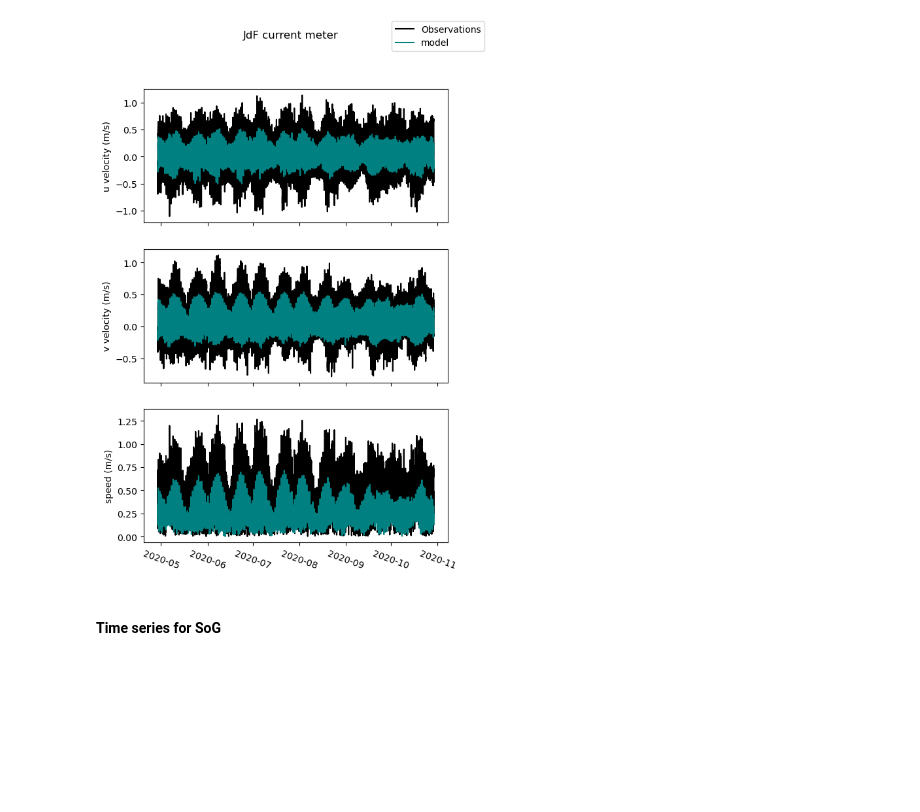
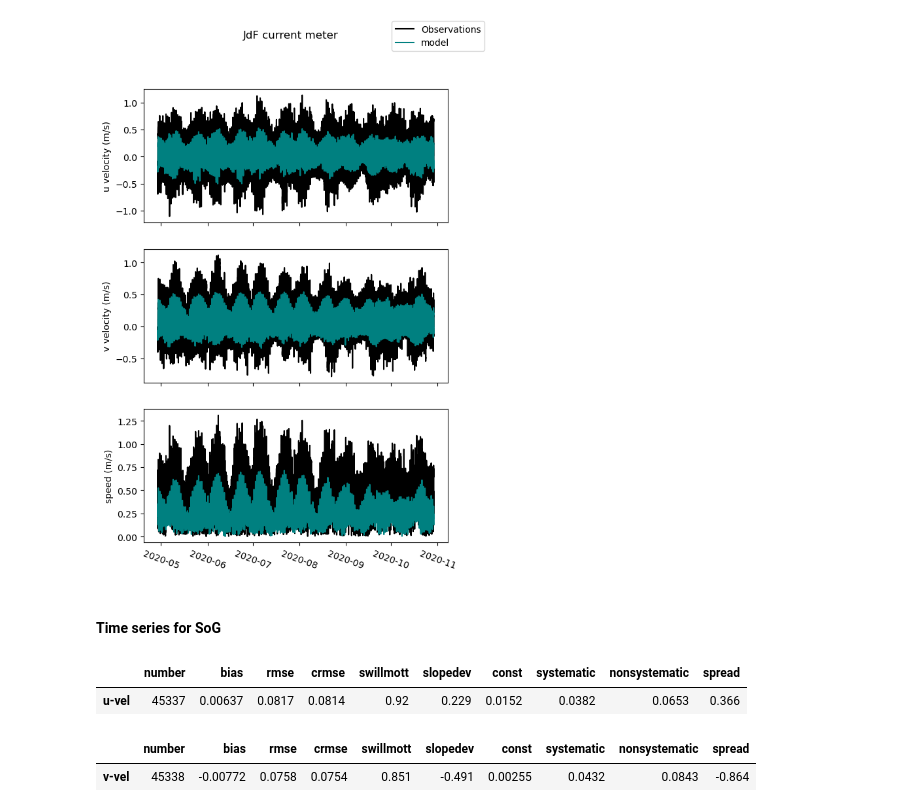
Before and after one commit to SalishSeaCast/analysis-camryn, a Jupyter notebook: notebooks/model_evals/model_eval_currents.ipynb, the cells around one changed output. Saved outputs shown, nothing was run; the diff lists cells and outputs as text; code cells hidden in the pictures; blank space fills up the shorter version.

```diff
--- a/notebooks/model_evals/model_eval_currents.ipynb
+++ b/notebooks/model_evals/model_eval_currents.ipynb
@@ -1356,3 +1356,20 @@ data_uvel_sog_2021 = data_uvel_sog[data_uvel_sog['dtime'].dt.year == 2022]
 
 data_vvel_sog['dtime'] = pd.to_datetime(data_vvel_sog['dtUTC'],format='mixed')
 data_vvel_sog_2021 = data_vvel_sog[data_vvel_sog['dtime'].dt.year == 2022]
+# %%
+modn = 'mod_east_vel'
+obsn = 'current_velocity_east'
+
+d_uvel_sog21 = get_stats(data_uvel_sog_2021,'u-vel' , idepth, jdepth, 'all_depths', reverse=False,string='')
+display(d_uvel_sog21.style.format(myformat).apply(highlight_max_min))
+
+modn = 'mod_north_vel'
+obsn = 'current_velocity_north'
+
+d_vvel_sog21 = get_stats(data_vvel_sog_2021,'v-vel' , idepth, jdepth, 'all_depths', reverse=False,string='')
+display(d_vvel_sog21.style.format(myformat).apply(highlight_max_min))
+# %% [output]
+|  | number | bias | rmse | crmse | swillmott | slopedev | const | systematic | nonsystematic | spread |
+| u-vel | 45337 | 0.00637 | 0.0817 | 0.0814 | 0.92 | 0.229 | 0.0152 | 0.0382 | 0.0653 | 0.366 |
+|  | number | bias | rmse | crmse | swillmott | slopedev | const | systematic | nonsystematic | spread |
+| v-vel | 45338 | -0.00772 | 0.0758 | 0.0754 | 0.851 | -0.491 | 0.00255 | 0.0432 | 0.0843 | -0.864 |
```
Also changed, not shown: parts of 7 cells of this notebook.
